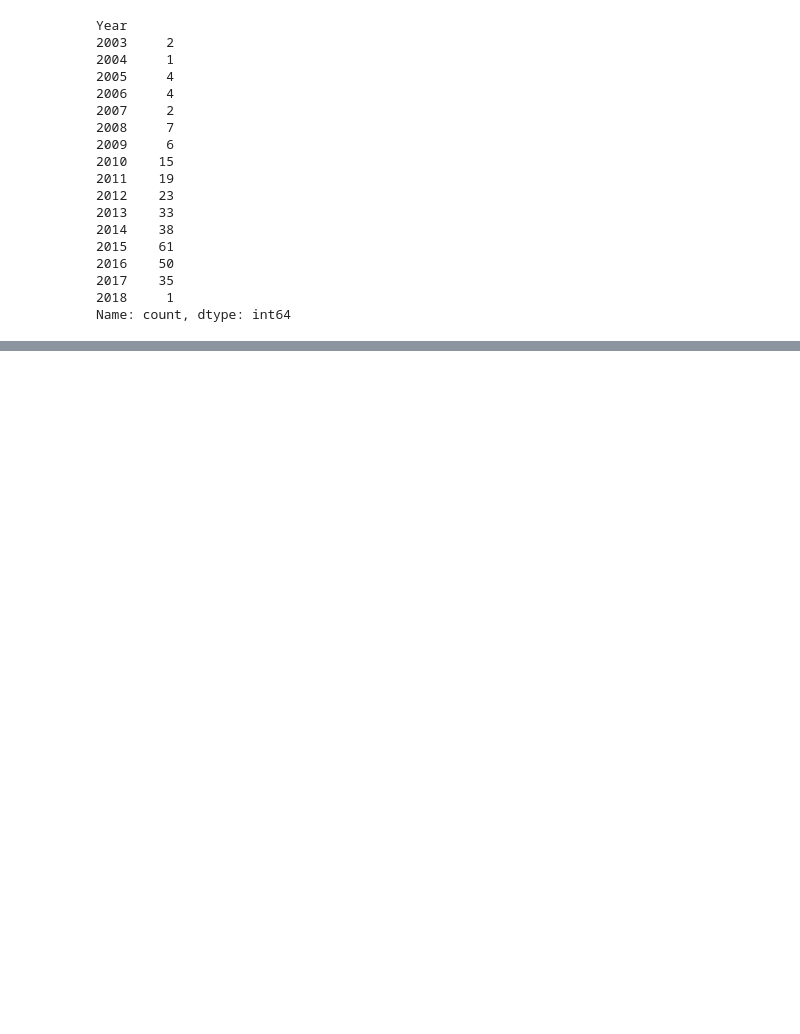
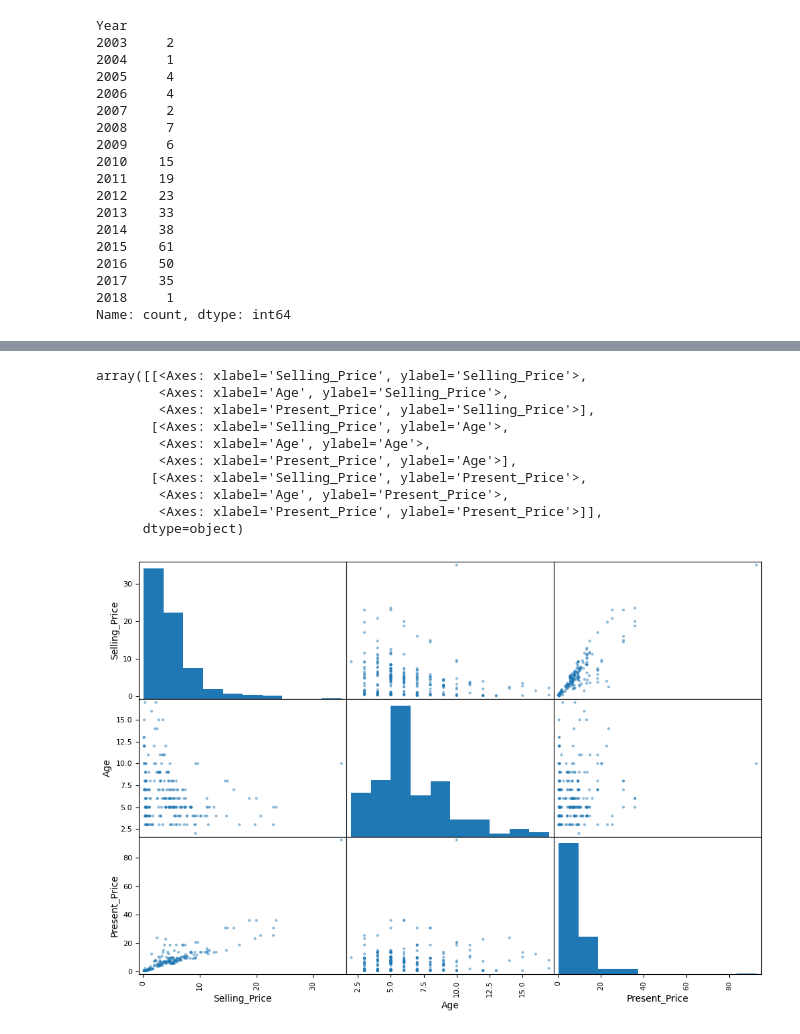
Before and after one commit to JuliaMoa/Machine-Learning, a Jupyter notebook: regression_task_book.ipynb, the cells around one changed output, grey strips where cells are left out. Drawn from its saved outputs; the diff is of its cells as text; code cells hidden in the pictures; blank space fills up the shorter version.

```diff
--- a/regression_task_book.ipynb
+++ b/regression_task_book.ipynb
@@ -180,4 +180,13 @@ We transform Years into Age, because that is more important information here
 # %%
-cars_full["Age"]  = 2020 - cars_full["Year"]
+cars_full["Age"]  = 2020 - cars_full["Year"] # new improved feature
 
-cars_full["Age_bin"] = pd.cut(cars_full["Age"], bins=[0,3,6,10,20], labels=False)
+cars_full["Age_bin"] = pd.cut(cars_full["Age"], bins=[0,3,6,10,20], labels=False) #temporary column will be used in stratification
+
+splitter = StratifiedShuffleSplit(n_splits=1, test_size=0.2, random_state=42) #object of the class
+
+for train_index, test_index in splitter.split(cars_full, cars_full["Age_bin"]):
+    strat_train_set = cars_full.loc[train_index]
+    strat_test_set = cars_full.loc[test_index]   #stratified splitting into train_set and test_set
+
+for set_ in (strat_train_set, strat_test_set):
+    set_.drop("Age_bin", axis=1, inplace=True) #removes the help column in both sets
@@ -185,0 +197,2 @@ NameError: name 'cars_full' is not defined
+# %%
+cars = strat_train_set.copy()
@@ -185,0 +210,16 @@ NameError: name 'cars_full' is not defined
+# %%
+attributes = ["Selling_Price", "Age", "Present_Price"]
+
+scatter_matrix(cars[attributes], figsize=(12,8))
+# %% [output]
+array([[<Axes: xlabel='Selling_Price', ylabel='Selling_Price'>,
+        <Axes: xlabel='Age', ylabel='Selling_Price'>,
+        <Axes: xlabel='Present_Price', ylabel='Selling_Price'>],
+       [<Axes: xlabel='Selling_Price', ylabel='Age'>,
+        <Axes: xlabel='Age', ylabel='Age'>,
+        <Axes: xlabel='Present_Price', ylabel='Age'>],
+       [<Axes: xlabel='Selling_Price', ylabel='Present_Price'>,
+        <Axes: xlabel='Age', ylabel='Present_Price'>,
+        <Axes: xlabel='Present_Price', ylabel='Present_Price'>]],
+      dtype=object)
+[figure, added]
```
Also changed, not shown: parts of 41 cells of this notebook, 1 other file.
